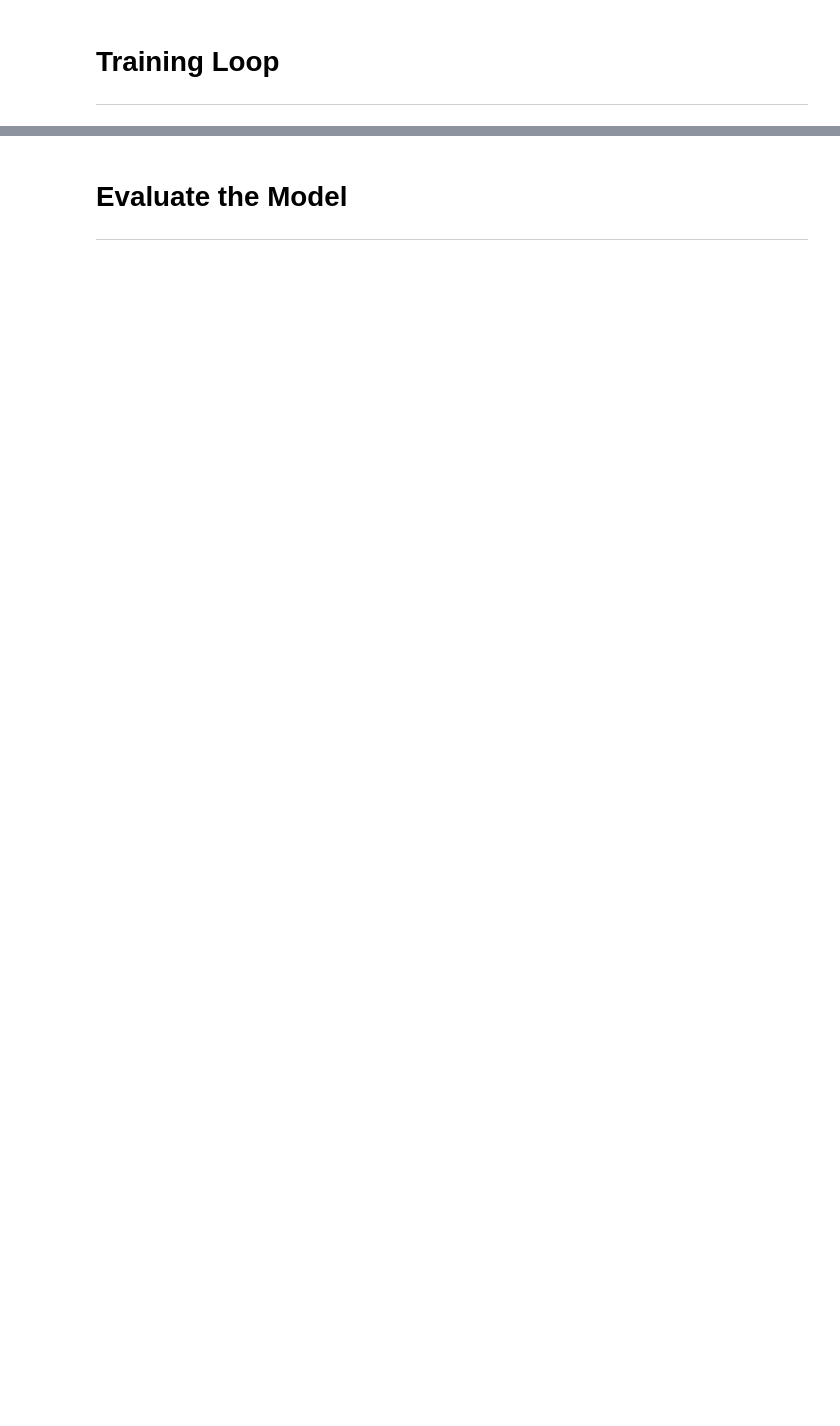
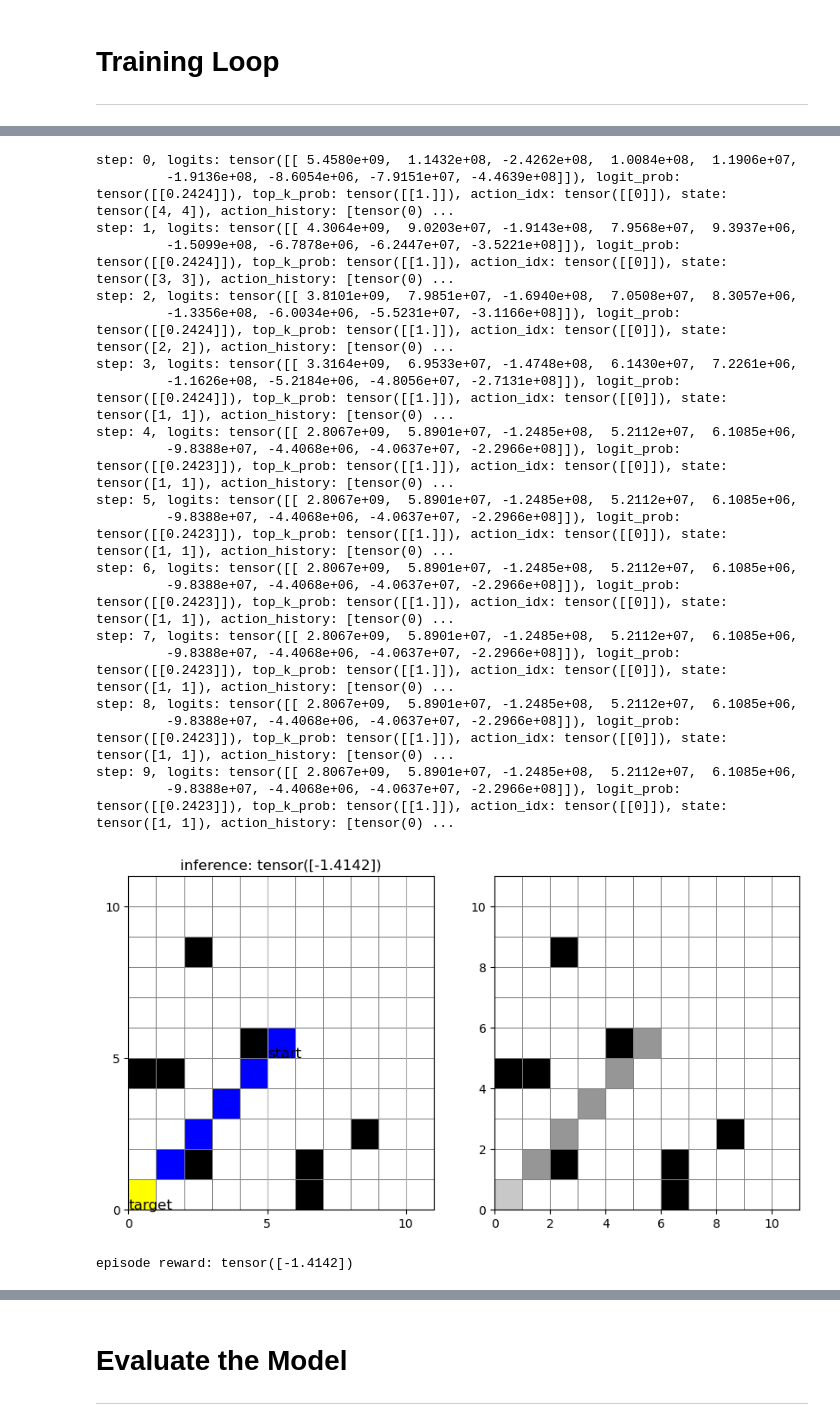
Before and after one commit to Chengbai/rf_agent, a Jupyter notebook: ange_v3.ipynb, the cells around one changed output, grey strips where cells are left out. Cells and saved outputs as stored; diff of their text form; code cells hidden in the pictures; blank space fills up the shorter version.

```diff
--- a/ange_v3.ipynb
+++ b/ange_v3.ipynb
@@ -177,12 +178,35 @@ TypeError: GRPOTrainer.compute_batch_rewards() missing 1 required positional arg
 # %%
 # post model training
 episode = inference_and_plot_policy(
     policy=policy,
     config=config,
     reward_model=reward_model,
-    steps=40,  # config.episode_steps,
+    steps=10,  # config.episode_steps,
     debug=True,
 )
 print(f"episode reward: {episode.reward(reward_model=reward_model)}")
+# %% [output]
+step: 0, logits: tensor([[ 5.4580e+09,  1.1432e+08, -2.4262e+08,  1.0084e+08,  1.1906e+07,
+         -1.9136e+08, -8.6054e+06, -7.9151e+07, -4.4639e+08]]), logit_prob: tensor([[0.2424]]), top_k_prob: tensor([[1.]]), action_idx: tensor([[0]]), state: tensor([4, 4]), action_history: [tensor(0) ...
+step: 1, logits: tensor([[ 4.3064e+09,  9.0203e+07, -1.9143e+08,  7.9568e+07,  9.3937e+06,
+         -1.5099e+08, -6.7878e+06, -6.2447e+07, -3.5221e+08]]), logit_prob: tensor([[0.2424]]), top_k_prob: tensor([[1.]]), action_idx: tensor([[0]]), state: tensor([3, 3]), action_history: [tensor(0) ...
+step: 2, logits: tensor([[ 3.8101e+09,  7.9851e+07, -1.6940e+08,  7.0508e+07,  8.3057e+06,
+         -1.3356e+08, -6.0034e+06, -5.5231e+07, -3.1166e+08]]), logit_prob: tensor([[0.2424]]), top_k_prob: tensor([[1.]]), action_idx: tensor([[0]]), state: tensor([2, 2]), action_history: [tensor(0) ...
+step: 3, logits: tensor([[ 3.3164e+09,  6.9533e+07, -1.4748e+08,  6.1430e+07,  7.2261e+06,
+         -1.1626e+08, -5.2184e+06, -4.8056e+07, -2.7131e+08]]), logit_prob: tensor([[0.2424]]), top_k_prob: tensor([[1.]]), action_idx: tensor([[0]]), state: tensor([1, 1]), action_history: [tensor(0) ...
+step: 4, logits: tensor([[ 2.8067e+09,  5.8901e+07, -1.2485e+08,  5.2112e+07,  6.1085e+06,
+         -9.8388e+07, -4.4068e+06, -4.0637e+07, -2.2966e+08]]), logit_prob: tensor([[0.2423]]), top_k_prob: tensor([[1.]]), action_idx: tensor([[0]]), state: tensor([1, 1]), action_history: [tensor(0) ...
+step: 5, logits: tensor([[ 2.8067e+09,  5.8901e+07, -1.2485e+08,  5.2112e+07,  6.1085e+06,
+         -9.8388e+07, -4.4068e+06, -4.0637e+07, -2.2966e+08]]), logit_prob: tensor([[0.2423]]), top_k_prob: tensor([[1.]]), action_idx: tensor([[0]]), state: tensor([1, 1]), action_history: [tensor(0) ...
+step: 6, logits: tensor([[ 2.8067e+09,  5.8901e+07, -1.2485e+08,  5.2112e+07,  6.1085e+06,
+         -9.8388e+07, -4.4068e+06, -4.0637e+07, -2.2966e+08]]), logit_prob: tensor([[0.2423]]), top_k_prob: tensor([[1.]]), action_idx: tensor([[0]]), state: tensor([1, 1]), action_history: [tensor(0) ...
+step: 7, logits: tensor([[ 2.8067e+09,  5.8901e+07, -1.2485e+08,  5.2112e+07,  6.1085e+06,
+         -9.8388e+07, -4.4068e+06, -4.0637e+07, -2.2966e+08]]), logit_prob: tensor([[0.2423]]), top_k_prob: tensor([[1.]]), action_idx: tensor([[0]]), state: tensor([1, 1]), action_history: [tensor(0) ...
+step: 8, logits: tensor([[ 2.8067e+09,  5.8901e+07, -1.2485e+08,  5.2112e+07,  6.1085e+06,
+         -9.8388e+07, -4.4068e+06, -4.0637e+07, -2.2966e+08]]), logit_prob: tensor([[0.2423]]), top_k_prob: tensor([[1.]]), action_idx: tensor([[0]]), state: tensor([1, 1]), action_history: [tensor(0) ...
+step: 9, logits: tensor([[ 2.8067e+09,  5.8901e+07, -1.2485e+08,  5.2112e+07,  6.1085e+06,
+         -9.8388e+07, -4.4068e+06, -4.0637e+07, -2.2966e+08]]), logit_prob: tensor([[0.2423]]), top_k_prob: tensor([[1.]]), action_idx: tensor([[0]]), state: tensor([1, 1]), action_history: [tensor(0) ...
+[figure, added]
+episode reward: tensor([-1.4142])
 # %%
 print(f"episode reward: {episode.reward(reward_model=reward_model)}")
```
Also changed, not shown: parts of 7 cells of this notebook, 3 other files.
